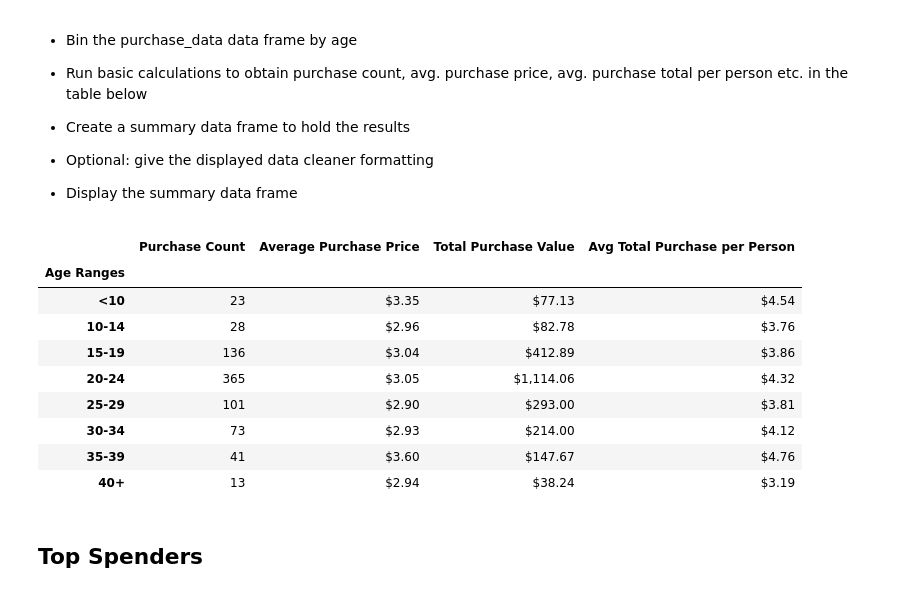
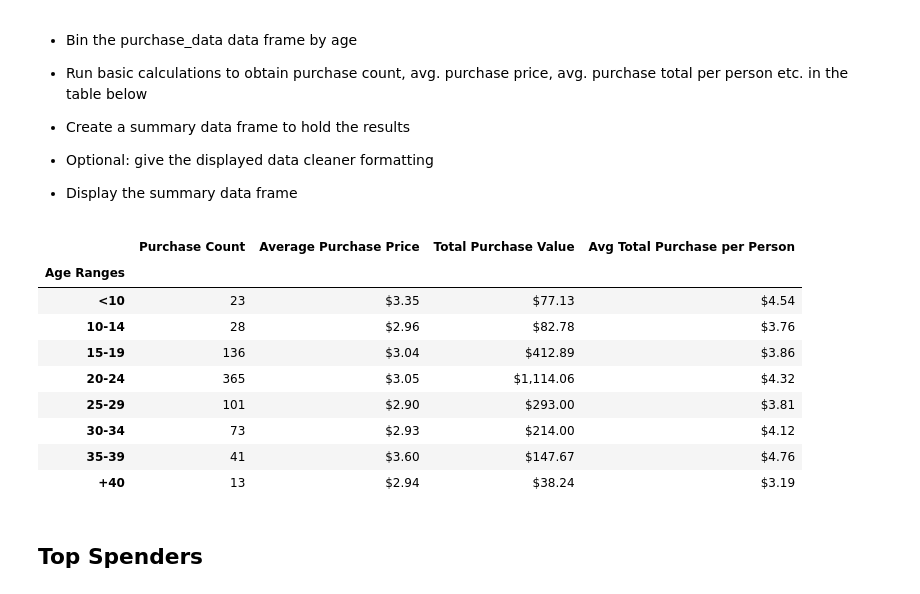
Before and after one commit to TravisDC5/pandas-challenge, a Jupyter notebook: HeroesOfPymoli_starter.ipynb, the cells around one changed output. Saved outputs shown, nothing was run; the diff lists cells and outputs as text; code cells hidden in the pictures.

```diff
--- a/HeroesOfPymoli_starter.ipynb
+++ b/HeroesOfPymoli_starter.ipynb
@@ -200,19 +196,33 @@ ageCountSummary.style.format({"Percentage of Player":"{:,.2f}"})
 
 
 * Display the summary data frame
-# %%
-f
-# %% [output]
-|  | Purchase Count | Average Purchase Price | Total Purchase Value | Avg Total Purchase per Person |
-| Age Ranges |  |  |  |  |
-| <10 | 23 | $3.35 | $77.13 | $4.54 |
-| 10-14 | 28 | $2.96 | $82.78 | $3.76 |
-| 15-19 | 136 | $3.04 | $412.89 | $3.86 |
-| 20-24 | 365 | $3.05 | $1,114.06 | $4.32 |
-| 25-29 | 101 | $2.90 | $293.00 | $3.81 |
-| 30-34 | 73 | $2.93 | $214.00 | $4.12 |
-| 35-39 | 41 | $3.60 | $147.67 | $4.76 |
-| 40+ | 13 | $2.94 | $38.24 | $3.19 |
+# %%
+purchaseDataAge = ageCount["Purchase ID"].count()
+totalPurchaseAge = ageCount["Price"].sum()
+avgPurchaseAge = ageCount["Price"].mean()
+
+
+purchasePerPlayer = totalPurchaseAge/totalAgeCount
+
+
+purchaseCountSummary_df = pd.DataFrame({"Purchase Count": purchaseDataAge, "Average Purchase Price": avgPurchaseAge,
+                                        "Total Purchase Value": totalPurchaseAge, "Avg Total Purchase per Person": purchasePerPlayer})
+
+purchaseCountSummary_df.index.name = "Age Ranges"
+
+purchaseCountSummary_df.style.format({"Average Purchase Price":"${:,.2f}","Total Purchase Value":"${:,.2F}",
+                                      "Avg Total Purchase per Person":"${:,.2f}"})
+# %% [output]
+|  | Purchase Count | Average Purchase Price | Total Purchase Value | Avg Total Purchase per Person |
+| Age Ranges |  |  |  |  |
+| <10 | 23 | $3.35 | $77.13 | $4.54 |
+| 10-14 | 28 | $2.96 | $82.78 | $3.76 |
+| 15-19 | 136 | $3.04 | $412.89 | $3.86 |
+| 20-24 | 365 | $3.05 | $1,114.06 | $4.32 |
+| 25-29 | 101 | $2.90 | $293.00 | $3.81 |
+| 30-34 | 73 | $2.93 | $214.00 | $4.12 |
+| 35-39 | 41 | $3.60 | $147.67 | $4.76 |
+| +40 | 13 | $2.94 | $38.24 | $3.19 |
 # %% [markdown]
 ## Top Spenders
 # %% [markdown]
```
Also changed, not shown: parts of 10 cells of this notebook.
